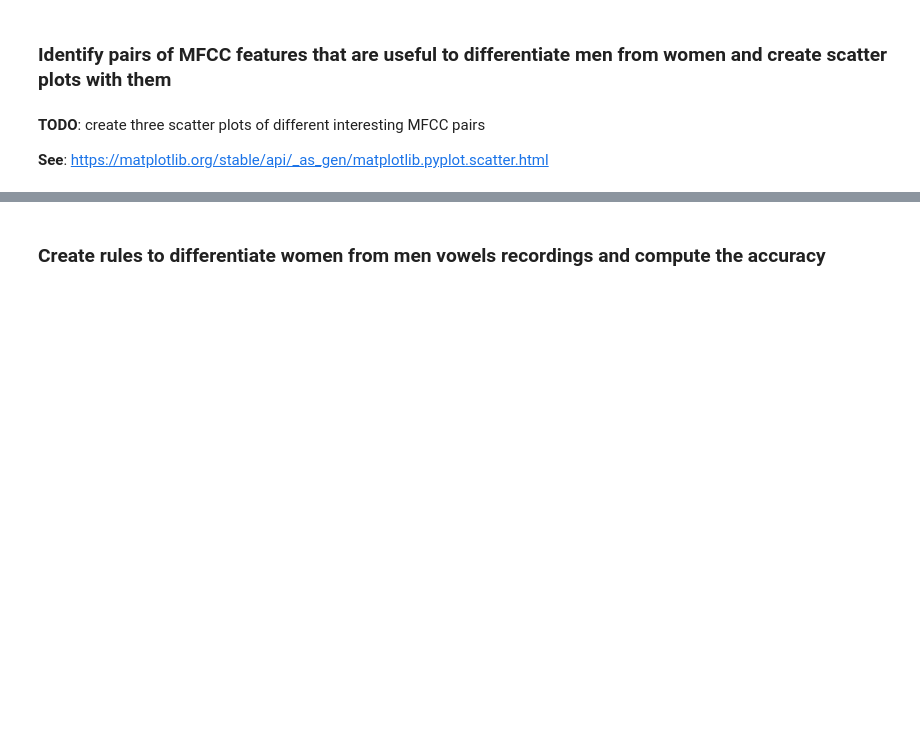
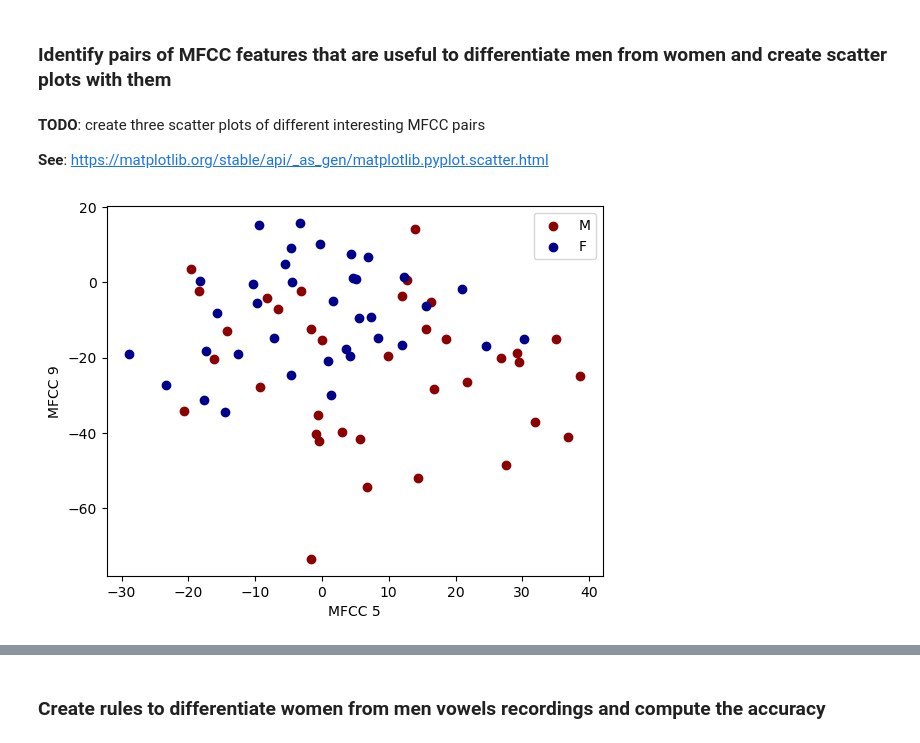
Before and after one commit to HUART1848/ARN_L1, a Jupyter notebook: ARN_PW1.ipynb, the cells around one changed output, grey strips where cells are left out. Cells and saved outputs as stored; diff of their text form; code cells hidden in the pictures; blank space fills up the shorter version.

```diff
--- a/ARN_PW1.ipynb
+++ b/ARN_PW1.ipynb
@@ -129,3 +129,12 @@ classes = np.concatenate((
 **TODO**: create three scatter plots of different interesting MFCC pairs
 
 **See**: https://matplotlib.org/stable/api/_as_gen/matplotlib.pyplot.scatter.html
+# %%
+pl.scatter(nam_mfcc_median[:,4], nam_mfcc_median[:,8], color="darkred")
+pl.scatter(naf_mfcc_median[:,4], naf_mfcc_median[:,8], color="darkblue")
+pl.legend(["M", "F"])
+pl.xlabel("MFCC 5")
+pl.ylabel("MFCC 9")
+pl.show()
+# %% [output]
+[figure, added]
```
Also changed, not shown: parts of 5 cells of this notebook.
